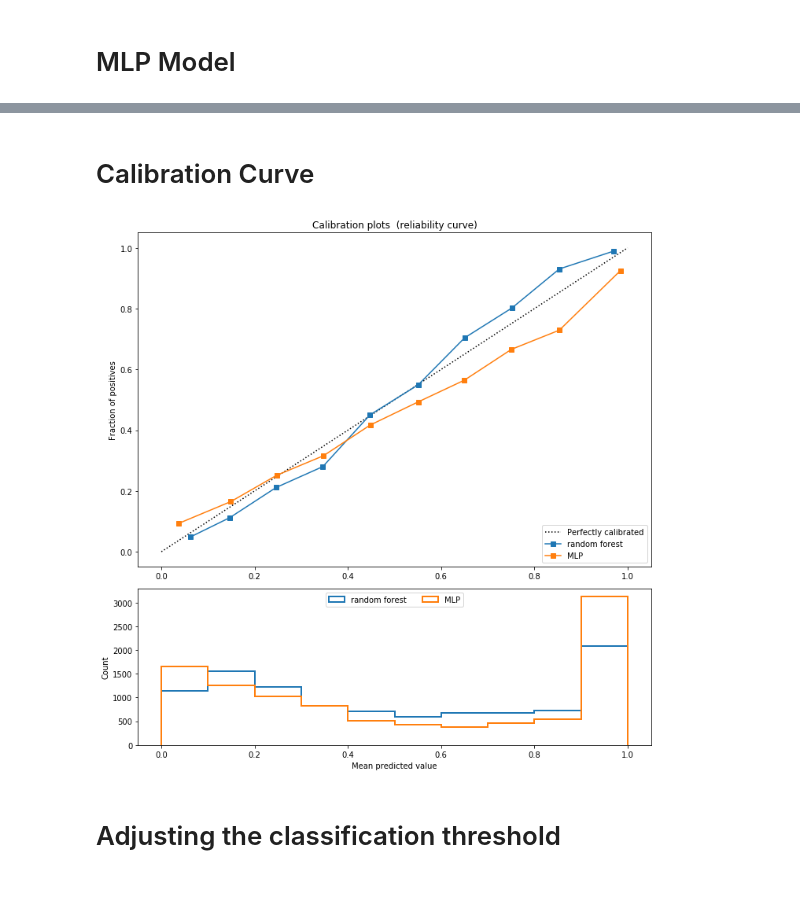
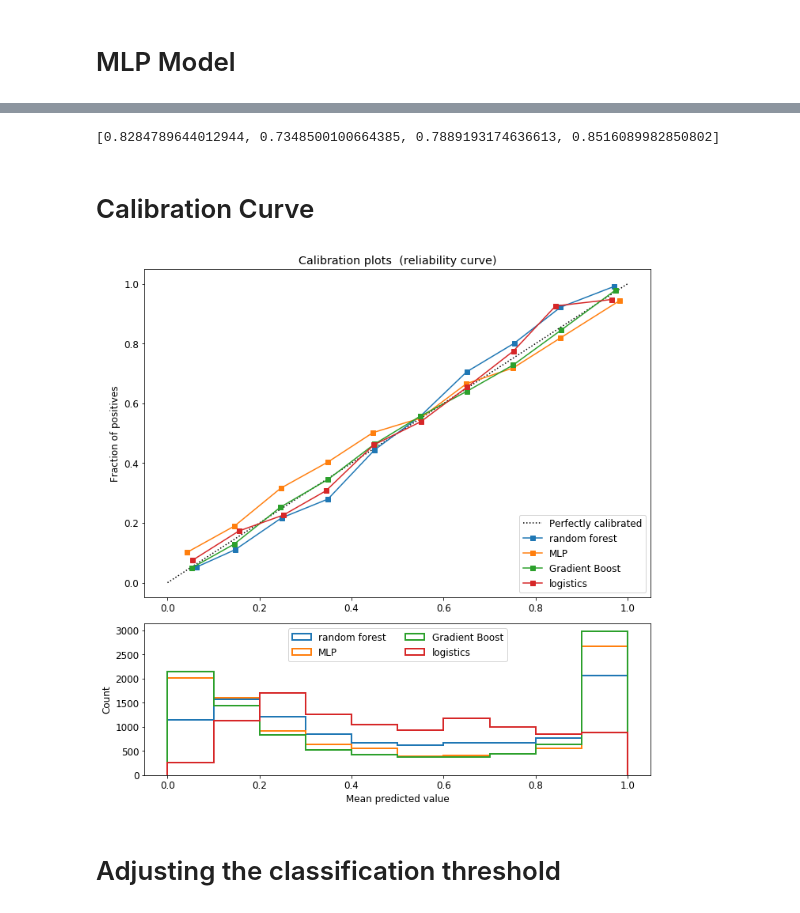
Before and after one commit to twbruce4/APM-Fraud-Detection-Project, a Jupyter notebook: Transaction Models/cv rf and roc.ipynb, the cells around one changed output, grey strips where cells are left out. Saved outputs shown, nothing was run; the diff lists cells and outputs as text; code cells hidden in the pictures.

```diff
--- a/Transaction Models/cv rf and roc.ipynb
+++ b/Transaction Models/cv rf and roc.ipynb
@@ -246,0 +281,4 @@ recall_score(y_train, y_train_pred)
+# %%
+GB_clf = GradientBoostingClassifier(max_depth = 15, max_features = 'sqrt', min_samples_leaf = 7, \
+                                    min_samples_split = 50, n_estimators = 90)
+GB_clf.fit(x_train, y_train)
@@ -246,0 +296,3 @@ recall_score(y_train, y_train_pred)
+# %%
+y_pred = GB_clf.predict(x_val)
+f1_score(y_val, y_pred)
@@ -246,0 +319,31 @@ recall_score(y_train, y_train_pred)
+# %%
+label_list = ["RandomForestClassifier", "LogisticRegression", "MLPClassifier", "GradientBoostingClassifier"]
+# %%
+f_scores = []
+
+plt.figure(figsize = (10, 10))
+plt.xlabel('1 - Specificity')
+plt.ylabel('Sensitivity')
+x = 0
+for i in classifiers:
+
+    label = {i}
+
+    clf = i
+
+    clf.fit(x_train, y_train)
+
+    y_pred = clf.predict(x_val)
+    y_score = clf.predict_proba(x_val)
+
+    score = f1_score(y_val, y_pred)
+    f_scores.append(score)
+
+    fpr, tpr, _ = roc_curve(y_val, y_score[:,1])
+
+    plt.plot(fpr, tpr, marker = '+', markersize = 2, label = label_list[x])
+    x += 1
+
+plt.legend(loc='best')
+plt.tight_layout()
+plt.show()
@@ -247,3 +352,7 @@ recall_score(y_train, y_train_pred)
+# %%
+print(f_scores)
+# %% [output]
+[0.8284789644012944, 0.7348500100664385, 0.7889193174636613, 0.8516089982850802]
 # %% [markdown]
 # Calibration Curve
 # %%
@@ -260,37 +369,39 @@ ax2 = plt.subplot2grid((3, 1), (2, 0))
 
 ax1.plot([0, 1], [0, 1], "k:", label="Perfectly calibrated")
 for clf, name in [(rf_clf, 'random forest'),
-                  (mlp_clf, 'MLP')]:
+                  (mlp_clf, 'MLP'),
+                  (GB_clf, "Gradient Boost"),
+                  (log_clf, "logistics")]:
 
     clf.fit(x_train, y_train)
     if hasattr(clf, "predict_proba"):
         prob_pos = clf.predict_proba(x_val)[:, 1]
     else:  # use decision function
         prob_pos = clf.decision_function(x_val)
         prob_pos = \
             (prob_pos - prob_pos.min()) / (prob_pos.max() - prob_pos.min())
     fraction_of_positives, mean_predicted_value = \
         calibration_curve(y_val, prob_pos, n_bins=10)
 
     ax1.plot(mean_predicted_value, fraction_of_positives, "s-",
              label="%s" % (name, ))
 
     ax2.hist(prob_pos, range=(0, 1), bins=10, label=name,
              histtype="step", lw=2)
 
 ax1.set_ylabel("Fraction of positives")
 ax1.set_ylim([-0.05, 1.05])
 ax1.legend(loc="lower right")
 ax1.set_title('Calibration plots  (reliability curve)')
 
 ax2.set_xlabel("Mean predicted value")
 ax2.set_ylabel("Count")
 ax2.legend(loc="upper center", ncol=2)
 
 plt.tight_layout()
 plt.show()
 # %% [output]
-[figure, old version]
+[figure, new version]
 # %% [markdown]
 # Adjusting the classification threshold
 # %%
```
Also changed, not shown: parts of 25 cells of this notebook.
